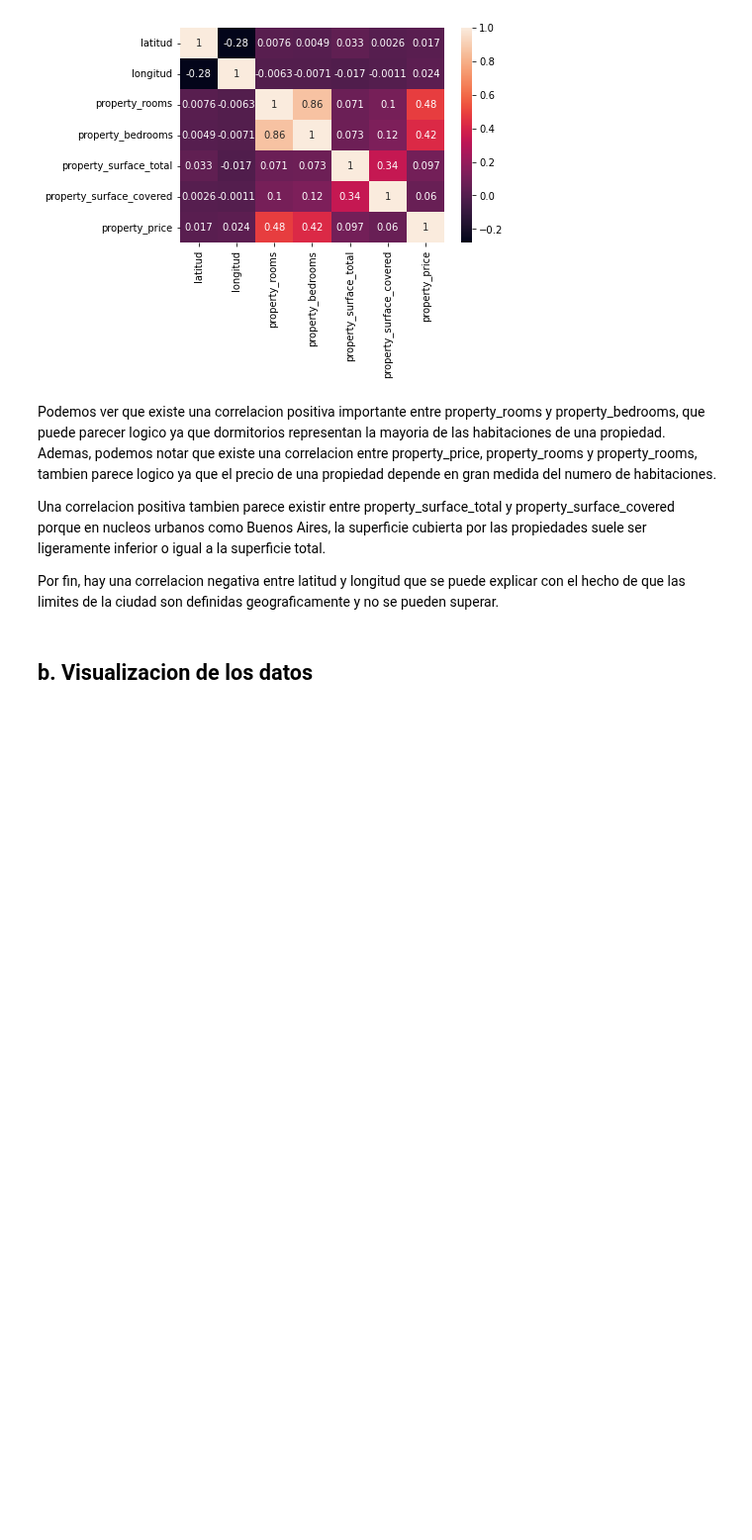
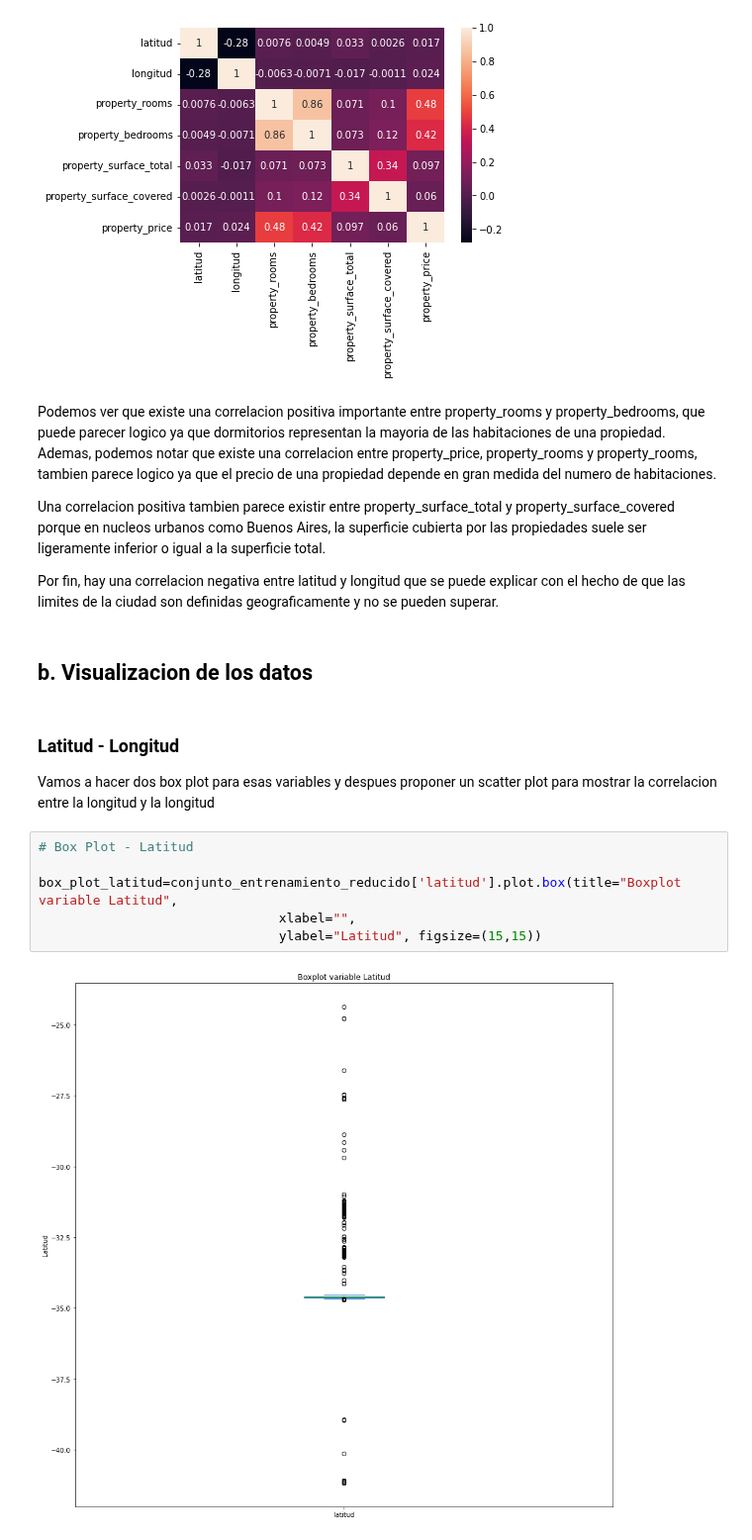
Before and after one commit to AlanRichmond/7506R-1C2024-GRUPO10, a Jupyter notebook: 7506R_TP1_GRUPO10_ENTREGA.ipynb, the cells around one changed output. Shown at 99% size. Cells and saved outputs as stored; diff of their text form; blank space fills up the shorter version.

Commit message:
add visualisation part

```diff
--- a/7506R_TP1_GRUPO10_ENTREGA.ipynb
+++ b/7506R_TP1_GRUPO10_ENTREGA.ipynb
@@ -221,3 +221,15 @@ Una correlacion positiva tambien parece existir entre property_surface_total y p
 Por fin, hay una correlacion negativa entre latitud y longitud que se puede explicar con el hecho de que las limites de la ciudad son definidas geograficamente y no se pueden superar.
 # %% [markdown]
 ## b. Visualizacion de los datos
+# %% [markdown]
+### Latitud - Longitud
+
+Vamos a hacer dos box plot para esas variables y despues proponer un scatter plot para mostrar la correlacion entre la longitud y la longitud
+# %%
+# Box Plot - Latitud
+
+box_plot_latitud=conjunto_entrenamiento_reducido['latitud'].plot.box(title="Boxplot variable Latitud",
+                               xlabel="",
+                               ylabel="Latitud", figsize=(15,15))
+# %% [output]
+[figure, added]
```
Also changed, not shown: parts of 33 cells of this notebook.
